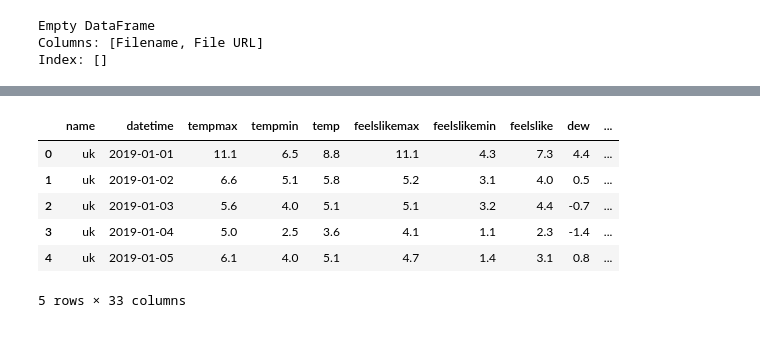
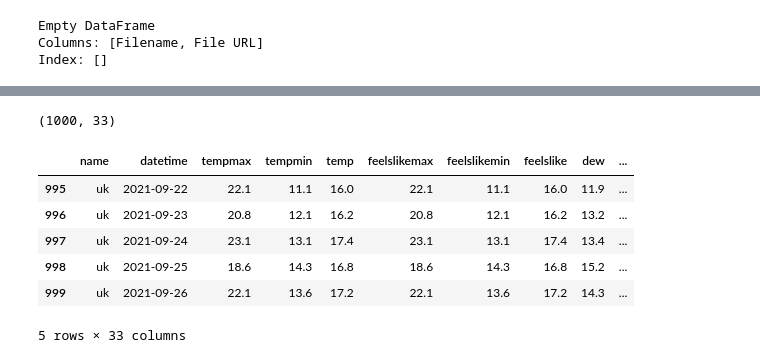
Before and after one commit to Ebzz12/Wind-Speed-Prediction, a Jupyter notebook: Wind_speed_prediction.ipynb, the cells around one changed output, grey strips where cells are left out. Drawn from its saved outputs; the diff is of its cells as text; code cells hidden in the pictures.

```diff
--- a/Wind_speed_prediction.ipynb
+++ b/Wind_speed_prediction.ipynb
@@ -57,12 +103,16 @@ import seaborn as sns
 # %%
 wind_speed = pd.read_csv("uk 2019-01-01 to 2021-09-26.csv")
+# %%
+wind_speed.shape
+# %% [output]
+(1000, 33)
 # %%
-wind_speed.head()
+wind_speed.tail()
 # %% [output]
 |  | name | datetime | tempmax | tempmin | temp | feelslikemax | feelslikemin | feelslike | dew | ... |
-| 0 | uk | 2019-01-01 | 11.1 | 6.5 | 8.8 | 11.1 | 4.3 | 7.3 | 4.4 | ... |
-| 1 | uk | 2019-01-02 | 6.6 | 5.1 | 5.8 | 5.2 | 3.1 | 4.0 | 0.5 | ... |
-| 2 | uk | 2019-01-03 | 5.6 | 4.0 | 5.1 | 5.1 | 3.2 | 4.4 | -0.7 | ... |
-| 3 | uk | 2019-01-04 | 5.0 | 2.5 | 3.6 | 4.1 | 1.1 | 2.3 | -1.4 | ... |
-| 4 | uk | 2019-01-05 | 6.1 | 4.0 | 5.1 | 4.7 | 1.4 | 3.1 | 0.8 | ... |
+| 995 | uk | 2021-09-22 | 22.1 | 11.1 | 16.0 | 22.1 | 11.1 | 16.0 | 11.9 | ... |
+| 996 | uk | 2021-09-23 | 20.8 | 12.1 | 16.2 | 20.8 | 12.1 | 16.2 | 13.2 | ... |
+| 997 | uk | 2021-09-24 | 23.1 | 13.1 | 17.4 | 23.1 | 13.1 | 17.4 | 13.4 | ... |
+| 998 | uk | 2021-09-25 | 18.6 | 14.3 | 16.8 | 18.6 | 14.3 | 16.8 | 15.2 | ... |
+| 999 | uk | 2021-09-26 | 22.1 | 13.6 | 17.2 | 22.1 | 13.6 | 17.2 | 14.3 | ... |
 5 rows × 33 columns
```
Also changed, not shown: parts of 37 cells of this notebook.
